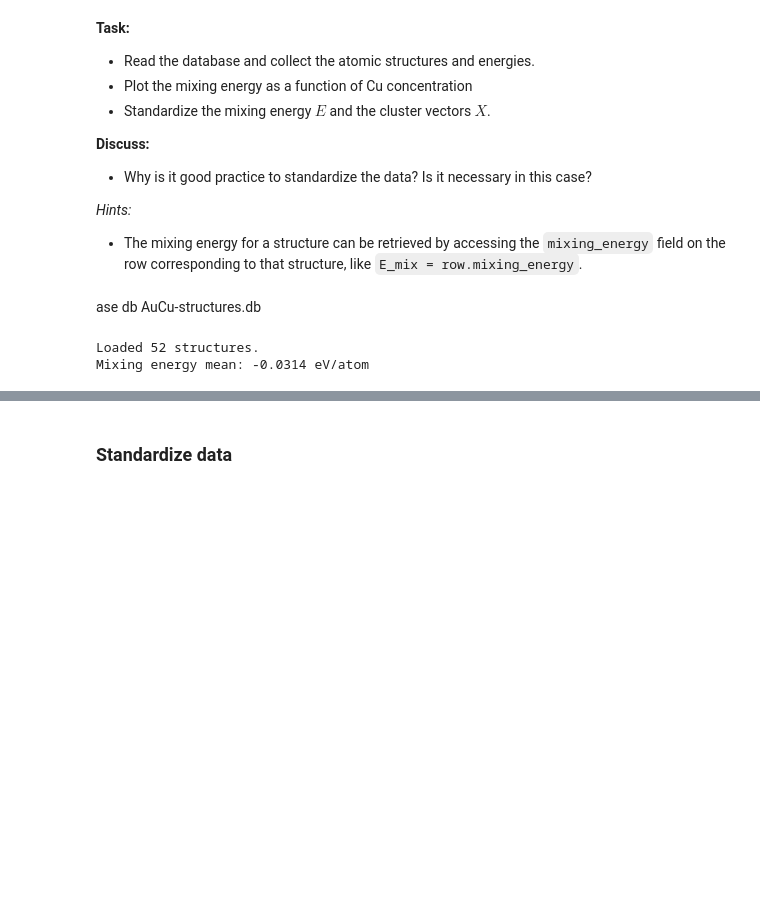
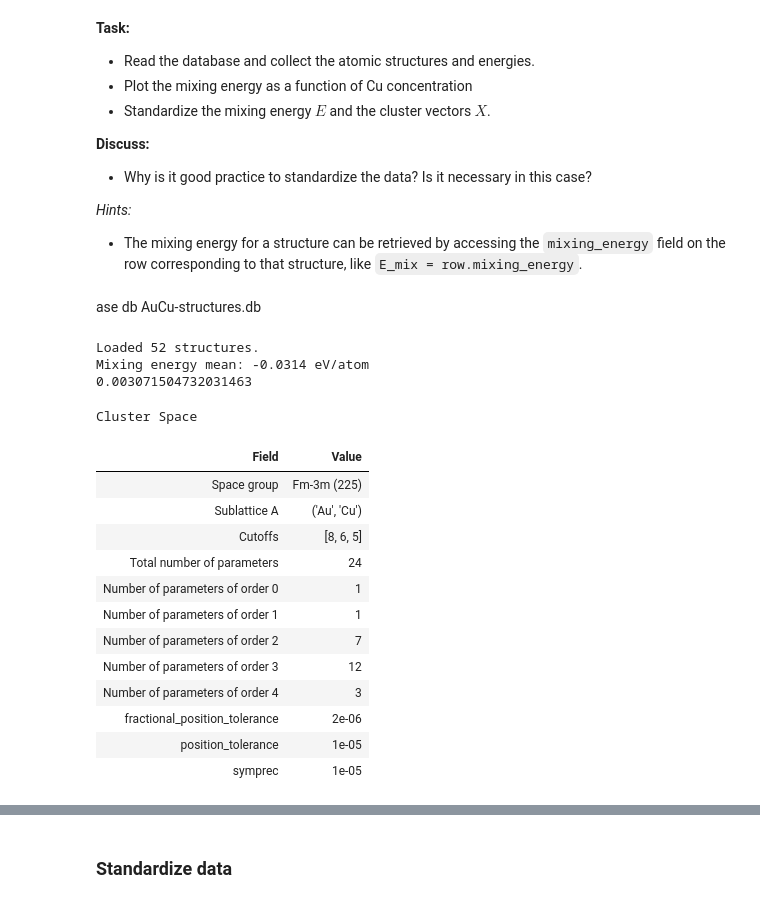
Before and after one commit to j-haralds/Advanced_sim, a Jupyter notebook: project_2a_shared/jesper_project_2a.ipynb, the cells around one changed output, grey strips where cells are left out. Drawn from its saved outputs; the diff is of its cells as text; code cells hidden in the pictures; blank space fills up the shorter version.

```diff
--- a/project_2a_shared/jesper_project_2a.ipynb
+++ b/project_2a_shared/jesper_project_2a.ipynb
@@ -169,21 +179,45 @@ mixing_energies = []
 metadata = []
 
 for row in db.select():
-    atoms = row.toatoms()
+    atoms = row.toatoms()   # Atoms object
     structures.append(atoms)
     E_mix = row.mixing_energy
     mixing_energies.append(E_mix)
     metadata.append({
         'row_id': row.id,
         'formula': row.formula,
+        'volume': row.volume,
         'natoms': row.natoms,
         'mass': row.mass
     })
 
 mixing_energies = np.asarray(mixing_energies)
+metadata_df = pd.DataFrame(metadata)
 
 print(f'Loaded {len(structures)} structures.')
 print(f'Mixing energy mean: {mixing_energies.mean():.4f} eV/atom')
+# print(metadata_df)
+print(mixing_energies[0])
 # %% [output]
 Loaded 52 structures.
 Mixing energy mean: -0.0314 eV/atom
+0.003071504732031463
+# %%
+prim = db.get(formula='Au').toatoms()
+cs = icet.ClusterSpace(prim, cutoffs=[8, 6, 5], chemical_symbols=['Au', 'Cu'])
+display(cs)
+# %% [output]
+Cluster Space
+| Field | Value |
+| Space group | Fm-3m (225) |
+| Sublattice A | ('Au', 'Cu') |
+| Cutoffs | [8, 6, 5] |
+| Total number of parameters | 24 |
+| Number of parameters of order 0 | 1 |
+| Number of parameters of order 1 | 1 |
+| Number of parameters of order 2 | 7 |
+| Number of parameters of order 3 | 12 |
+| Number of parameters of order 4 | 3 |
+| fractional_position_tolerance | 2e-06 |
+| position_tolerance | 1e-05 |
+| symprec | 1e-05 |
```
Also changed, not shown: parts of 9 cells of this notebook.
